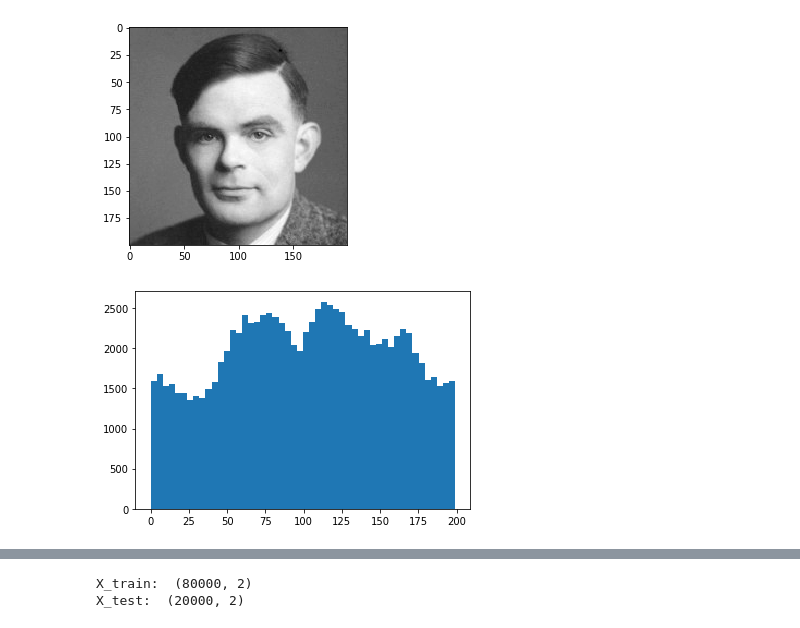
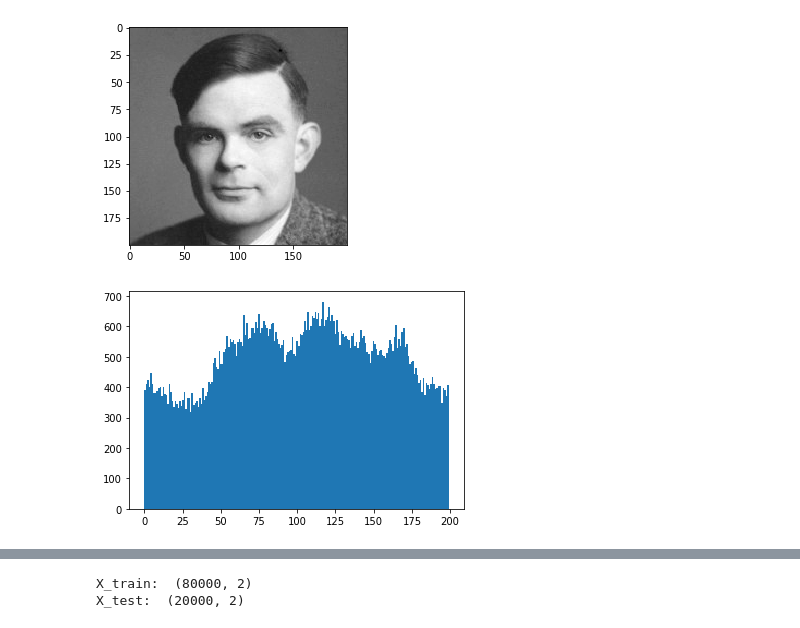
Before and after one commit to davidsandberg/unsupervised, a Jupyter notebook: HW1/HW1_2.ipynb, the cells around one changed output, grey strips where cells are left out. Cells and saved outputs as stored; diff of their text form; code cells hidden in the pictures.

```diff
--- a/HW1/HW1_2.ipynb
+++ b/HW1/HW1_2.ipynb
@@ -16,9 +16,9 @@ xsamp = np.random.choice(x_flat.shape[0], size=(nrof_samples,), p=x_flat)
 xu = np.unravel_index(xsamp, shape=x.shape)
 X = np.stack(xu).T
 # %%
-_ = plt.hist(X[:,0], bins=50)
+_ = plt.hist(X[:,0], bins=200, range=[0,199])
 # %% [output]
-[figure, old version]
+[figure, new version]
 # %%
 _ = plt.hist2d(X[:,0], X[:,1], bins=200, range=np.array([[0,199], [0,199]]))
 # %% [output]
```
Also changed, not shown: parts of 7 cells of this notebook.
